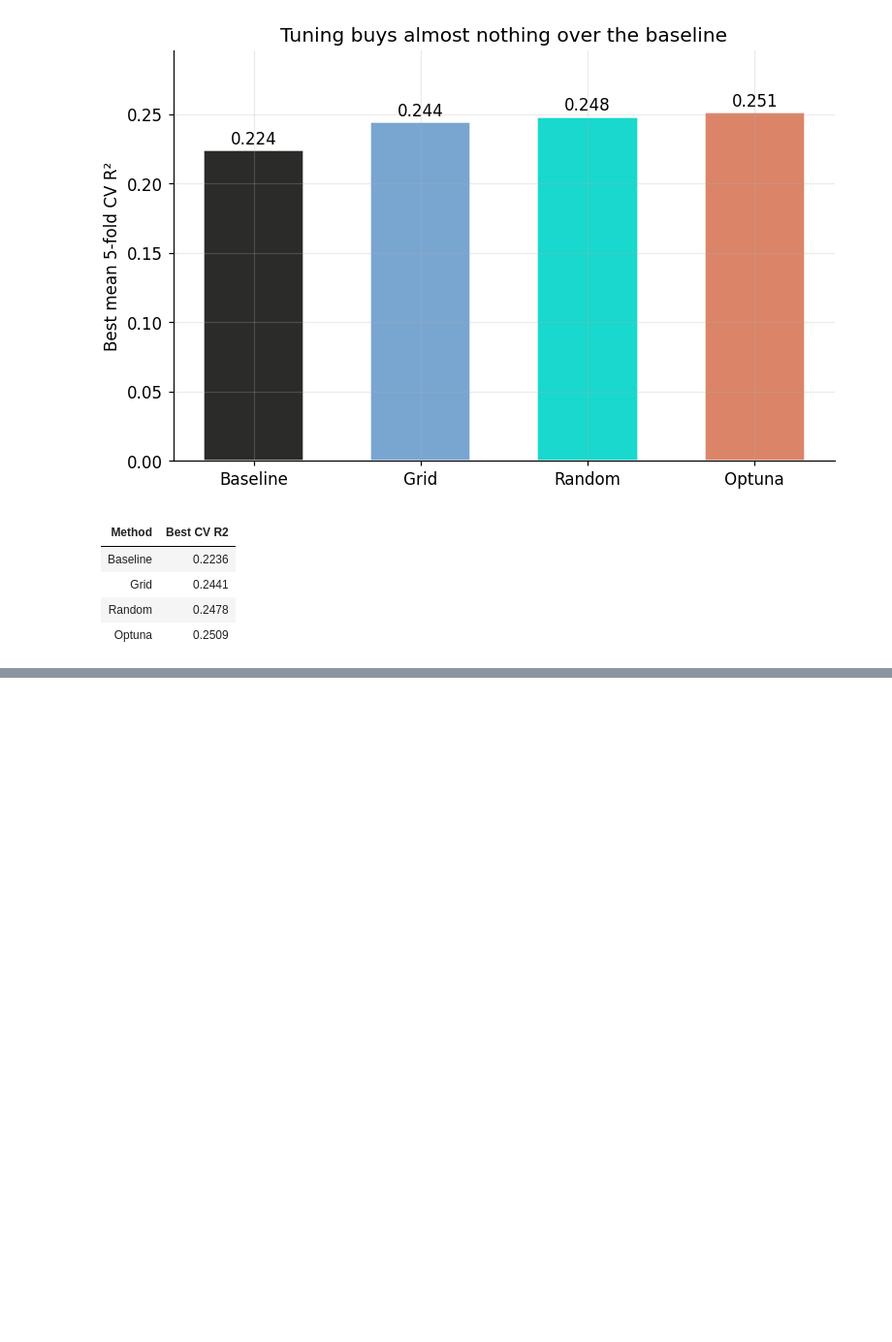
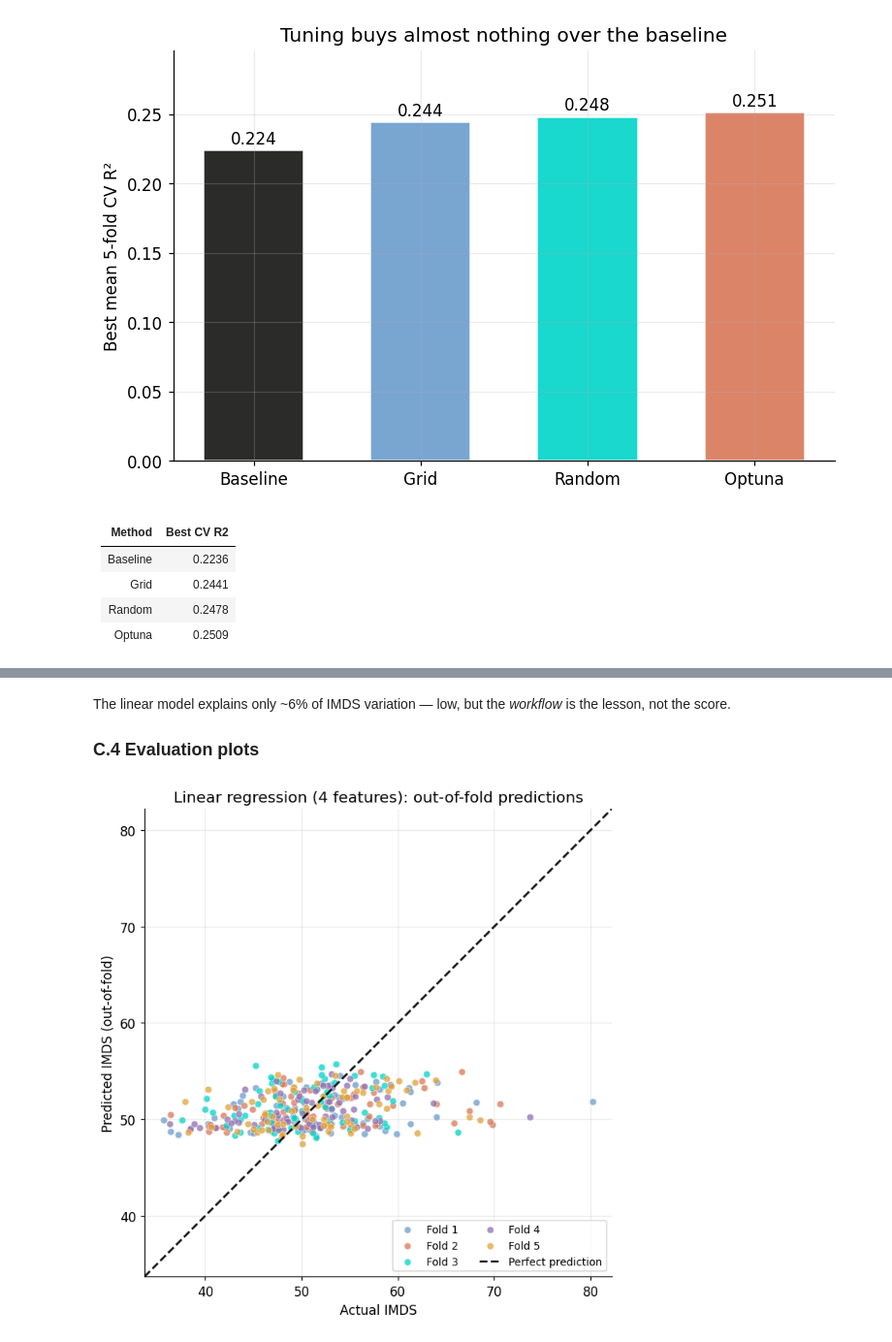
Before and after one commit to cmg777/claude4data, a Jupyter notebook: notebooks/notebook-04.ipynb, the cells around one changed output, grey strips where cells are left out. Shown at 97% size. Saved outputs shown, nothing was run; the diff lists cells and outputs as text; code cells hidden in the pictures; blank space fills up the shorter version.

```diff
--- a/notebooks/notebook-04.ipynb
+++ b/notebooks/notebook-04.ipynb
@@ -578,0 +587,8 @@ The methods rank as theory predicts (Optuna ≥ random ≥ grid for equal budget
+# %%
+from sklearn.linear_model import LinearRegression
+
+LR_FEATURES = FEATURE_COLS[:4]          # A00, A01, A02, A03
+X4 = X[LR_FEATURES]
+lr_full = LinearRegression().fit(X4, y)
+print("intercept:", round(lr_full.intercept_, 2))
+print({f: round(float(c), 2) for f, c in zip(LR_FEATURES, lr_full.coef_)})
@@ -578,0 +602,12 @@ The methods rank as theory predicts (Optuna ≥ random ≥ grid for equal budget
+# %%
+lr = LinearRegression()
+lr_cv = cross_validate(lr, X4, y, cv=kf,
+                       scoring=("r2", "neg_root_mean_squared_error", "neg_mean_absolute_error"))
+lr_fold_r2 = lr_cv["test_r2"]
+lr_fold_rmse = -lr_cv["test_neg_root_mean_squared_error"]
+lr_fold_mae = -lr_cv["test_neg_mean_absolute_error"]
+lr_oof = cross_val_predict(lr, X4, y, cv=kf)
+lr_resid = np.asarray(y) - lr_oof
+print("Per-fold R²:", lr_fold_r2.round(3))
+print(f"Mean R²: {lr_fold_r2.mean():.3f} ± {lr_fold_r2.std():.3f}")
+print(f"Pooled OOF R²: {r2_score(y, lr_oof):.3f}")
@@ -578,0 +638,20 @@ The methods rank as theory predicts (Optuna ≥ random ≥ grid for equal budget
+# %% [markdown]
+The linear model explains only ~6% of IMDS variation — low, but the *workflow* is the lesson, not the score.
+
+### C.4 Evaluation plots
+# %%
+fig, ax = plt.subplots(figsize=(7.2, 7.2))
+for k in range(1, N_FOLDS + 1):
+    m = fold_id == k
+    ax.scatter(y[m], lr_oof[m], s=34, alpha=0.75, edgecolors="white", linewidth=0.4,
+               color=FOLD_COLORS[k - 1], label=f"Fold {k}")
+lims = [float(y.min()) - 2, float(y.max()) + 2]
+ax.plot(lims, lims, "--", color="#141413", linewidth=1.8, label="Perfect prediction")
+ax.set_xlim(lims); ax.set_ylim(lims); ax.set_aspect("equal")
+ax.set_xlabel("Actual IMDS"); ax.set_ylabel("Predicted IMDS (out-of-fold)")
+ax.set_title("Linear regression (4 features): out-of-fold predictions")
+ax.legend(loc="lower right", ncol=2, fontsize=9)
+plt.savefig(IMAGES_DIR / "ml_lr_actual_vs_predicted.png", dpi=300, bbox_inches="tight")
+plt.show()
+# %% [output]
+[figure, added]
```
Also changed, not shown: parts of 12 cells of this notebook, 5 other files.
